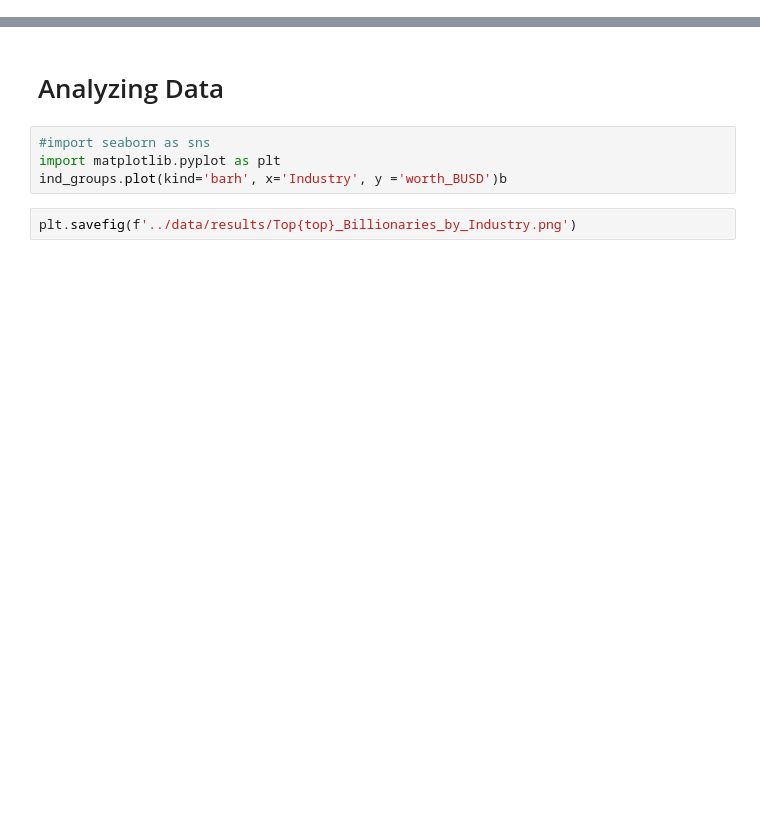
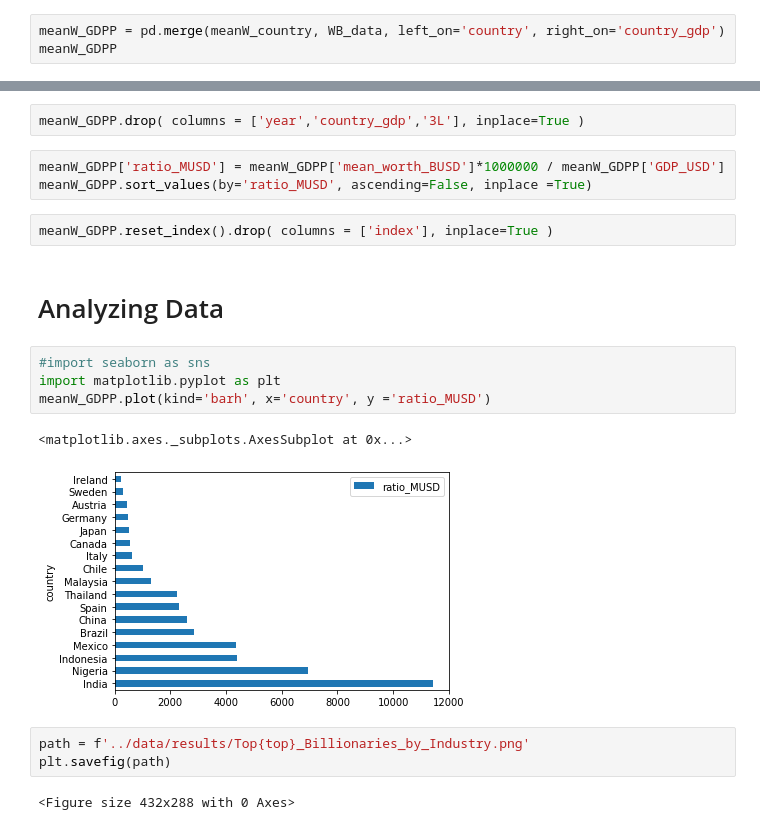
Before and after one commit to CristopherRL/Ironhack-Module_1_Project-Automatic_Reporting, a Jupyter notebook: notebooks/Stage2.ipynb, the cells around one changed output, grey strips where cells are left out. Cells and saved outputs as stored; diff of their text form; blank space fills up the shorter version.

```diff
--- a/notebooks/Stage2.ipynb
+++ b/notebooks/Stage2.ipynb
@@ -294,0 +403,3 @@ United States 2018    62794.585652
+# %%
+meanW_GDPP = pd.merge(meanW_country, WB_data, left_on='country', right_on='country_gdp')
+meanW_GDPP
@@ -295,8 +425,21 @@ United States 2018    62794.585652
+# %%
+meanW_GDPP.drop( columns = ['year','country_gdp','3L'], inplace=True )
+# %%
+meanW_GDPP['ratio_MUSD'] = meanW_GDPP['mean_worth_BUSD']*1000000 / meanW_GDPP['GDP_USD']
+meanW_GDPP.sort_values(by='ratio_MUSD', ascending=False, inplace =True)
+# %%
+meanW_GDPP.reset_index().drop( columns = ['index'], inplace=True )
 # %% [markdown]
 # Analyzing Data
 # %%
 #import seaborn as sns
 import matplotlib.pyplot as plt
-ind_groups.plot(kind='barh', x='Industry', y ='worth_BUSD')b
+meanW_GDPP.plot(kind='barh', x='country', y ='ratio_MUSD')
+# %% [output]
+<matplotlib.axes._subplots.AxesSubplot at 0x...>
+[figure, added]
 # %%
-plt.savefig(f'../data/results/Top{top}_Billionaries_by_Industry.png')
+path = f'../data/results/Top{top}_Billionaries_by_Industry.png'
+plt.savefig(path)
+# %% [output]
+<Figure size 432x288 with 0 Axes>
```
Also changed, not shown: parts of 19 cells of this notebook, 1 other file.
